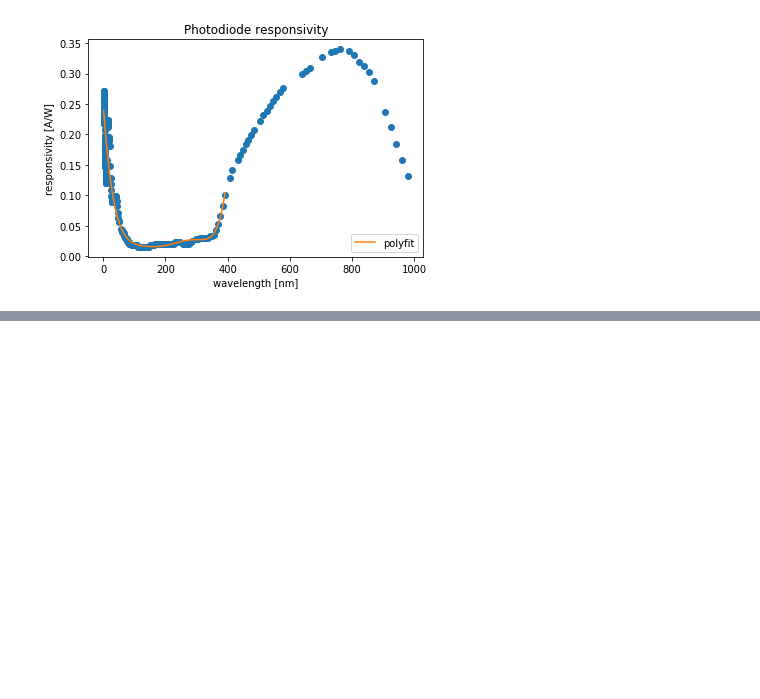
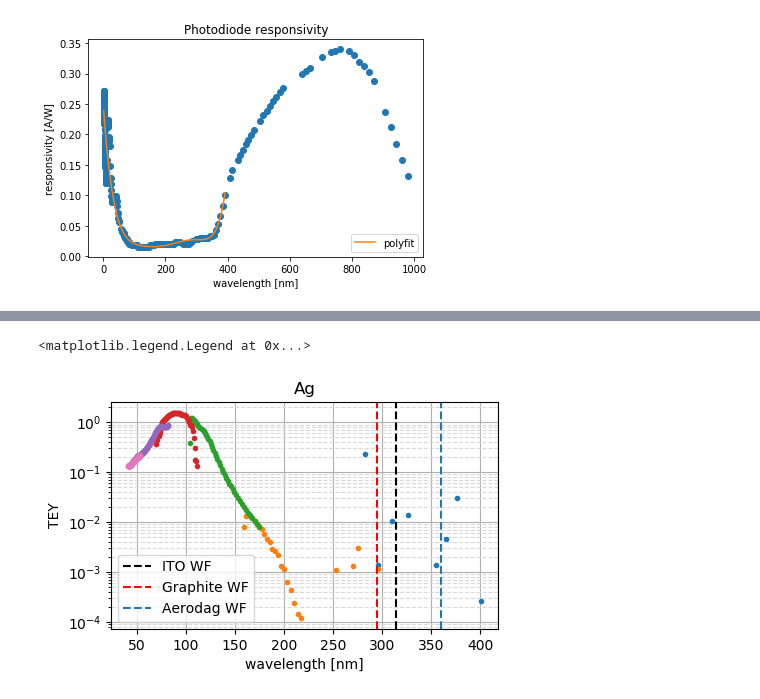
Before and after one commit to sebastiankalos/Elettra_data, a Jupyter notebook: BEAR_analysis.ipynb, the cells around one changed output, grey strips where cells are left out. Drawn from its saved outputs; the diff is of its cells as text; code cells hidden in the pictures; blank space fills up the shorter version.

```diff
--- a/BEAR_analysis.ipynb
+++ b/BEAR_analysis.ipynb
@@ -437,0 +420,25 @@ Text(0, 0.5, 'TEY')
+# %%
+figure(figsize=(5, 3), dpi=100)
+
+for region_index in range(0, regs_per_sample):
+    FIRST_FRAC = MATERIALS[material_index][region_index][4]
+    TEY_reg = [i * j for i,j in zip(FIRST_FRAC, SECOND_FRAC[region_index])]
+    phot_E_reg = MATERIALS[material_index][region_index][2]
+
+    plt.semilogy(convert_eV_to_wavelength(phot_E_reg), TEY_reg, marker, markersize=3)
+    plt.title(materials[material_index])
+
+plt.xlabel('wavelength [nm]')
+plt.ylabel('TEY')
+plt.grid(linestyle='--')
+plt.grid(which = 'major', linestyle='-')
+plt.grid(which = 'minor', linestyle='--', color='0.85')
+#plt.gca().set_ylim(top=1.5)
+
+plt.axvline(x=convert_eV_to_wavelength([ITO_WF])[0], color='k', linestyle='--', label="ITO WF")
+plt.axvline(x=convert_eV_to_wavelength([Graphite_WF])[0], color='r', linestyle='--', label="Graphite WF")
+plt.axvline(x=convert_eV_to_wavelength([Aerodag_WF])[0], linestyle='--', label="Aerodag WF")
+plt.legend(loc="lower left")
+# %% [output]
+<matplotlib.legend.Legend at 0x...>
+[figure, added]
```
Also changed, not shown: parts of 7 cells of this notebook, 1 other file.
